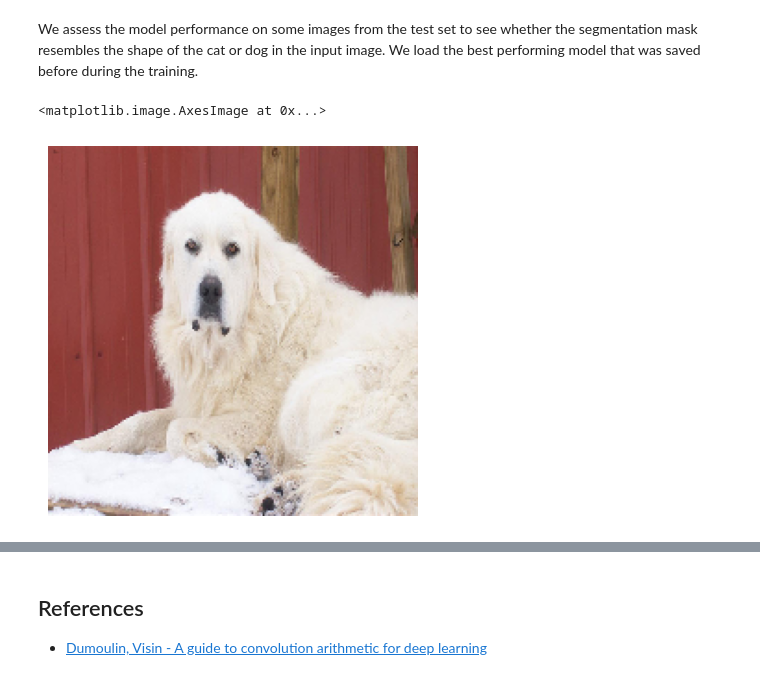
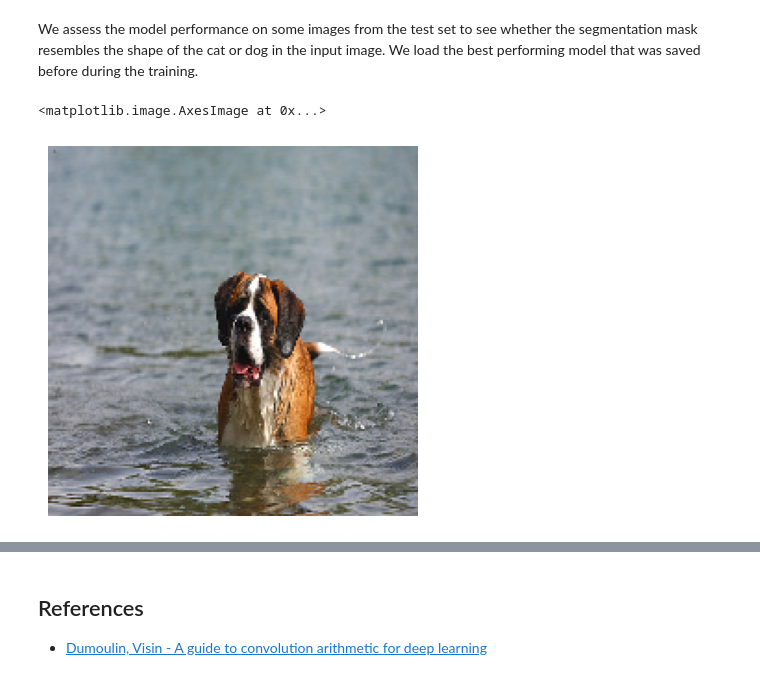
Before and after one commit to luigiselmi/dl_tensorflow, a Jupyter notebook: advanced_computer_vision.ipynb, the cells around one changed output, grey strips where cells are left out. Saved outputs shown, nothing was run; the diff lists cells and outputs as text; code cells hidden in the pictures.

```diff
--- a/advanced_computer_vision.ipynb
+++ b/advanced_computer_vision.ipynb
@@ -261,13 +265,13 @@ We assess the model performance on some images from the test set to see whether
 from tensorflow.keras.utils import array_to_img
 best_model = keras.models.load_model("oxford_segmentation.keras")
 # %%
-i = 3
-test_image = test_input_imgs[i]
+index = 0
+test_image = test_input_imgs[index]
 plt.axis("off")
 plt.imshow(array_to_img(test_image))
 # %% [output]
 <matplotlib.image.AxesImage at 0x...>
-[figure, old version]
+[figure, new version]
 # %%
 predicted_mask = best_model.predict(np.expand_dims(test_image, 0))[0]
 # %% [output]
```
Also changed, not shown: parts of 20 cells of this notebook.
